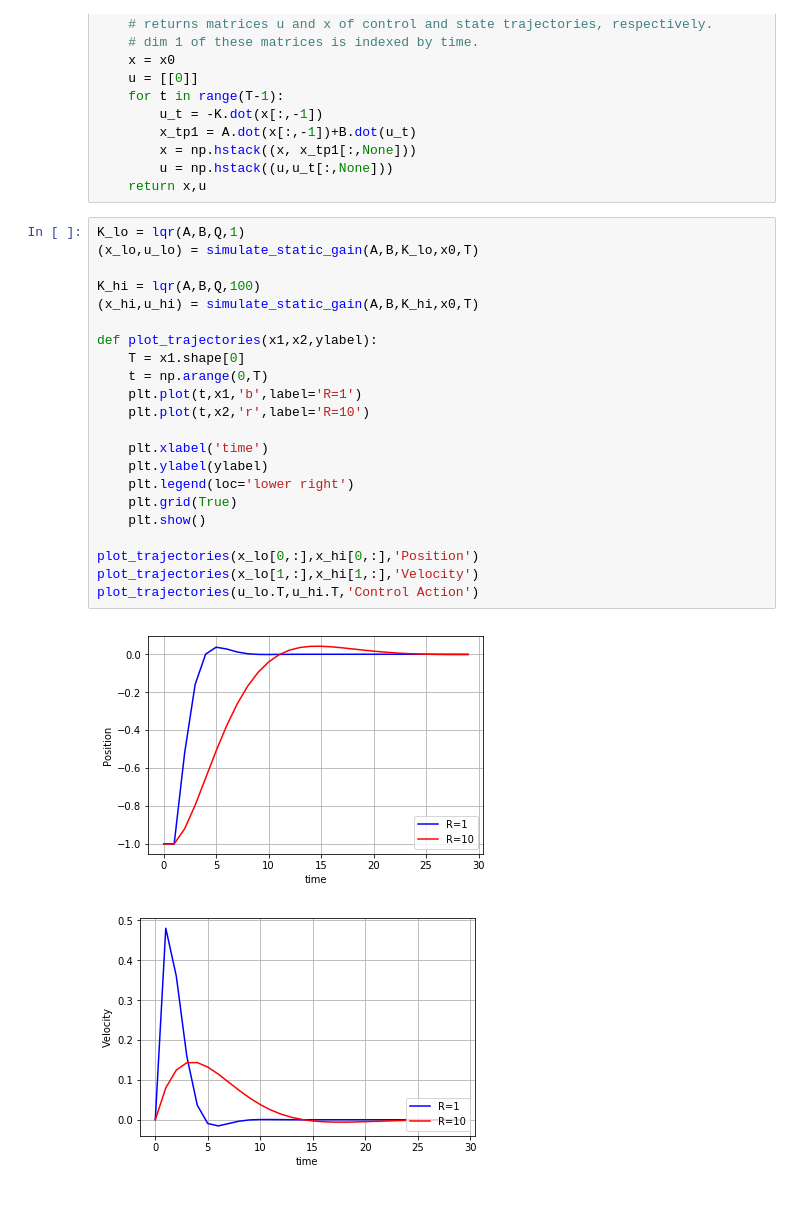
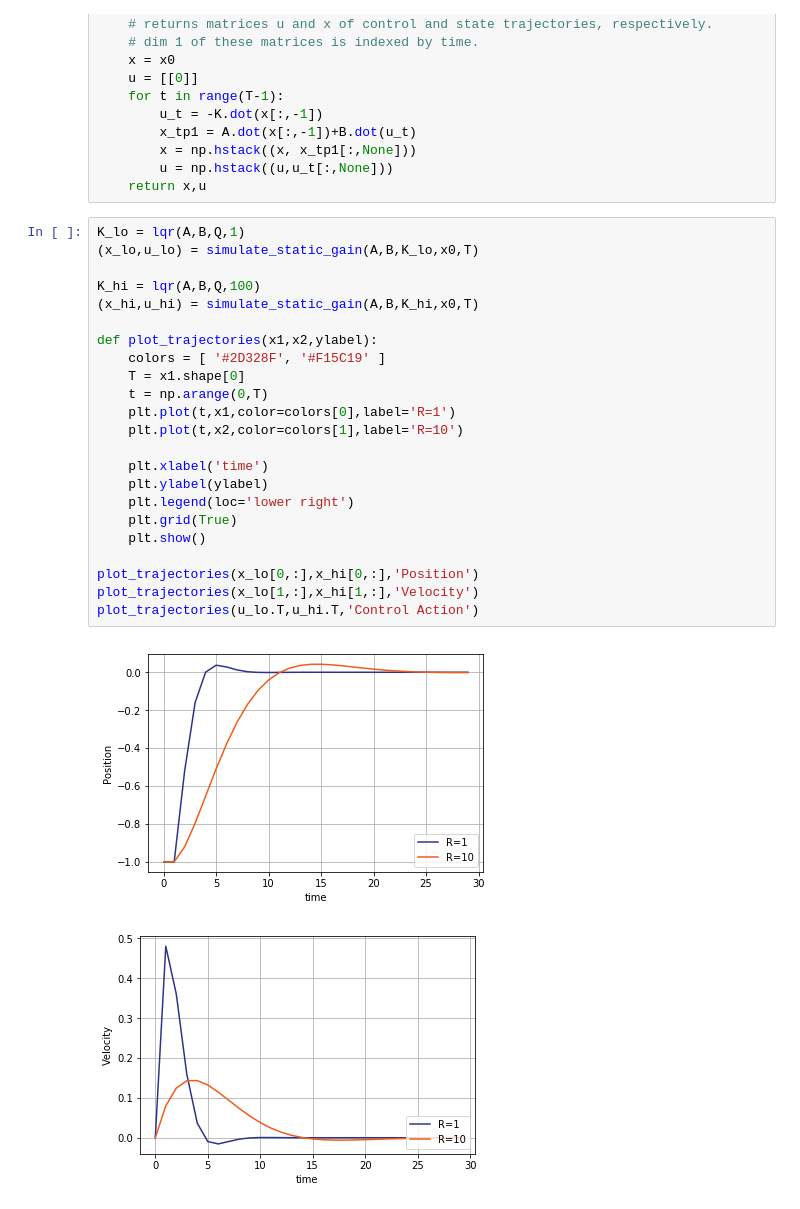
Before and after one commit to benjamin-recht/benjamin-recht.github.io, a Jupyter notebook: code/little_LQR_demo.ipynb, the cells around one changed output. Cells and saved outputs as stored; diff of their text form.

Commit message:
lqr plots

```diff
--- a/code/little_LQR_demo.ipynb
+++ b/code/little_LQR_demo.ipynb
@@ -47,25 +47,26 @@ def simulate_static_gain(A,B,K,x0,T):
 # %%
 K_lo = lqr(A,B,Q,1)
 (x_lo,u_lo) = simulate_static_gain(A,B,K_lo,x0,T)
 
 K_hi = lqr(A,B,Q,100)
 (x_hi,u_hi) = simulate_static_gain(A,B,K_hi,x0,T)
 
 def plot_trajectories(x1,x2,ylabel):
+    colors = [ '#2D328F', '#F15C19' ]
     T = x1.shape[0]
     t = np.arange(0,T)
-    plt.plot(t,x1,'b',label='R=1')
-    plt.plot(t,x2,'r',label='R=10')
+    plt.plot(t,x1,color=colors[0],label='R=1')
+    plt.plot(t,x2,color=colors[1],label='R=10')
 
     plt.xlabel('time')
     plt.ylabel(ylabel)
     plt.legend(loc='lower right')
     plt.grid(True)
     plt.show()
 
 plot_trajectories(x_lo[0,:],x_hi[0,:],'Position')
 plot_trajectories(x_lo[1,:],x_hi[1,:],'Velocity')
 plot_trajectories(u_lo.T,u_hi.T,'Control Action')
 # %% [output]
-[figure, old version]
+[figure, new version]
-[figure, old version]
+[figure, new version]
```
Also changed, not shown: parts of 1 cell of this notebook, 4 other files.
